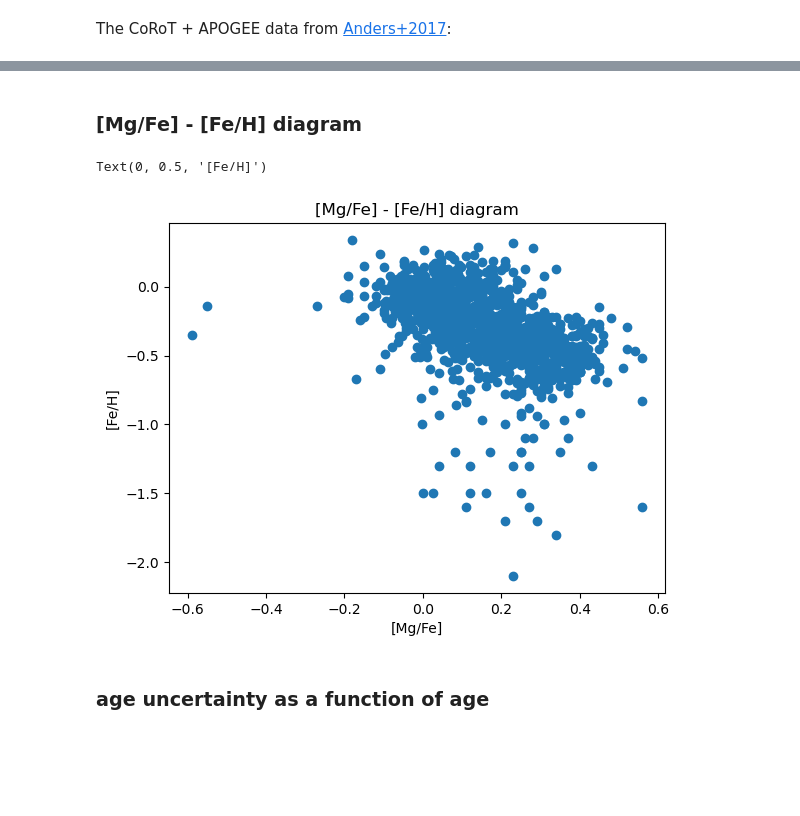
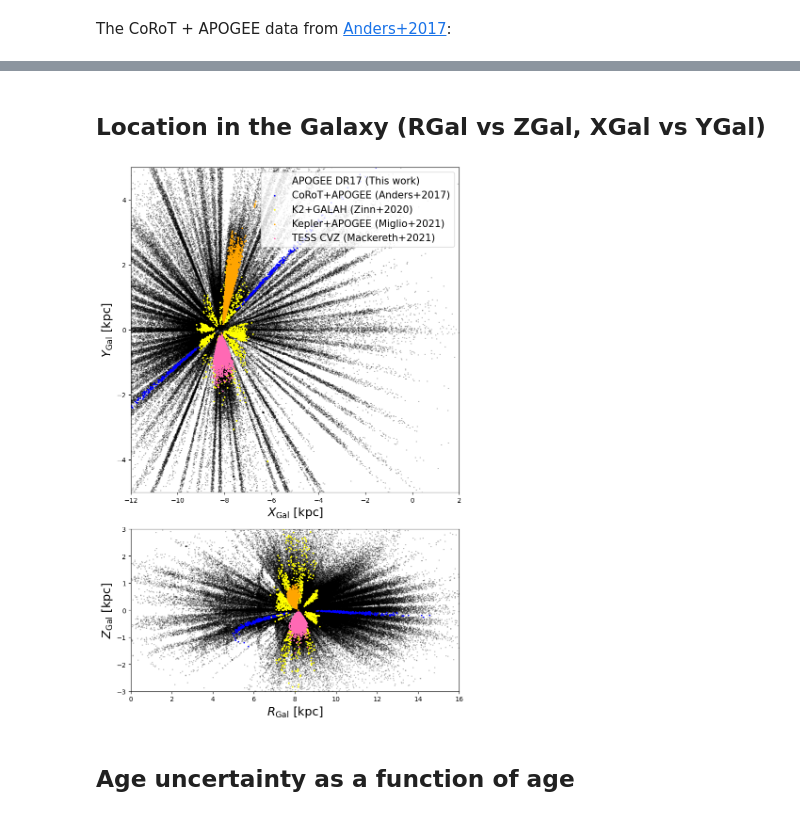
Before and after one commit to fjaellet/xgboost_chem_ages, a Jupyter notebook: py/test_age_catalogues.ipynb, the cells around one changed output, grey strips where cells are left out. Drawn from its saved outputs; the diff is of its cells as text; code cells hidden in the pictures; blank space fills up the shorter version.

```diff
--- a/py/test_age_catalogues.ipynb
+++ b/py/test_age_catalogues.ipynb
@@ -80,8 +83,5 @@ zinn2020
 The TESS CVZ analysis of [Mackereth+2021](https://ui.adsabs.harvard.edu/abs/2021MNRAS.502.1947M/abstract):
 # %%
 mackereth2021 = Table.read("../data/tess_cvz_mackereth2021.fits")
-mackereth2021 = mackereth2021.to_pandas()
-for i in mackereth2021:
-    print(i)
-mackereth2021.head()
+mackereth2021
 # %% [output]
@@ -188,16 +145,39 @@ Text(0, 0.5, 'logg')
-# %% [markdown]
-### [Mg/Fe] - [Fe/H] diagram
-# %%
-#Zinn
-x1 = zinn2020['MgFe']
-y1 = zinn2020['FeH']
-
-plt.scatter(x1,y1)
-plt.title('[Mg/Fe] - [Fe/H] diagram')
-plt.xlabel('[Mg/Fe]')
-plt.ylabel('[Fe/H]')
-# %% [output]
-Text(0, 0.5, '[Fe/H]')
-[figure, removed]
+# %%
+dr17_master = Table.read("/home/friedel/Astro/Spectro/APOGEE/data/DR17/APOGEE_DR17_MASTER_Dec2022.fits")
+chem_age = np.isfinite(dr17_master['Chemical_Age_Dec2022'])
+# %% [markdown]
+## Location in the Galaxy (RGal vs ZGal, XGal vs YGal)
+# %%
+f, (a0, a1) = plt.subplots(2, 1, height_ratios=[4, 2], figsize=(8,12))
+
+a0.scatter(-dr17_master['Xg'][chem_age], dr17_master['Yg'][chem_age], c="k", s=1, alpha=0.2, label="APOGEE DR17 (This work)")
+a0.scatter(-anders2017['Xg'],   anders2017['Yg'],   s=2, c="b", label="CoRoT+APOGEE (Anders+2017)")
+a0.scatter(zinn2020['Xg'],     zinn2020['Yg'],     s=2, c="yellow", label="K2+GALAH (Zinn+2020)")
+a0.scatter(-np.cos(miglio2021['Galphi'])*(miglio2021['GalR']),
+           np.sin(miglio2021['Galphi'])*(miglio2021['GalR']),
+           s=2, c="orange", label="Kepler+APOGEE (Miglio+2021)")
+a0.scatter(mackereth2021['XGal'][mackereth2021["age_PARAM_BHM"]>0],
+            mackereth2021['YGal'][mackereth2021["age_PARAM_BHM"]>0],
+            s=2, c="hotpink", label="TESS CVZ (Mackereth+2021)")
+a0.axis([-12, 2, -5, 5])
+a0.set_xlabel(r"$X_{\rm Gal}$ [kpc]", fontsize=18)
+a0.set_ylabel(r"$Y_{\rm Gal}$ [kpc]", fontsize=18)
+a0.legend(loc="upper right", fontsize=15)
+
+a1.scatter(dr17_master['Rg'][chem_age], dr17_master['Zg'][chem_age], c="k", s=1, alpha=0.2, label="APOGEE DR17 (This work)")
+a1.scatter(anders2017['Rg'],   anders2017['Zg'],   s=2, c="b", label="CoRoT+APOGEE (Anders+2017)")
+a1.scatter(zinn2020['Rg'],     zinn2020['Zg'],     s=2, c="yellow", label="K2+GALAH (Zinn+2020)")
+a1.scatter(miglio2021['GalR'], miglio2021['GalZ'], s=2, c="orange", label="Kepler+APOGEE (Miglio+2021)")
+a1.scatter(mackereth2021['RGal'][mackereth2021["age_PARAM_BHM"]>0],
+            mackereth2021['ZGal'][mackereth2021["age_PARAM_BHM"]>0],
+            s=2, c="hotpink", label="TESS CVZ (Mackereth+2021)")
+a1.axis([0, 16, -3, 3])
+a1.set_xlabel(r"$R_{\rm Gal}$ [kpc]", fontsize=18)
+a1.set_ylabel(r"$Z_{\rm Gal}$ [kpc]", fontsize=18)
+
+plt.tight_layout()
+plt.savefig("../im/XYRZ_all_vs_others.png")
+# %% [output]
+[figure, added]
 # %% [markdown]
-### age uncertainty as a function of age
+## Age uncertainty as a function of age
```
Also changed, not shown: parts of 34 cells of this notebook, 32 other files.
